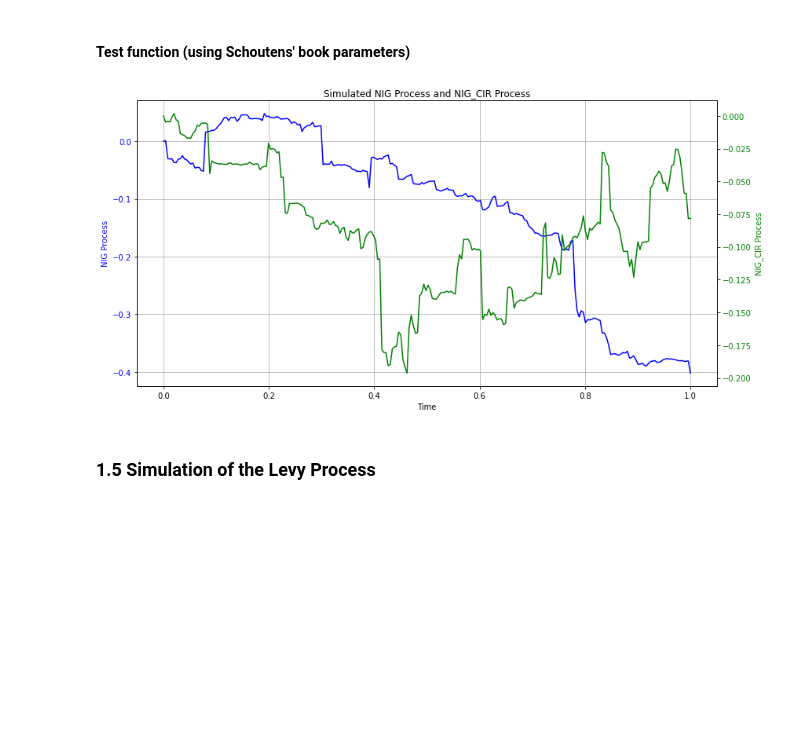
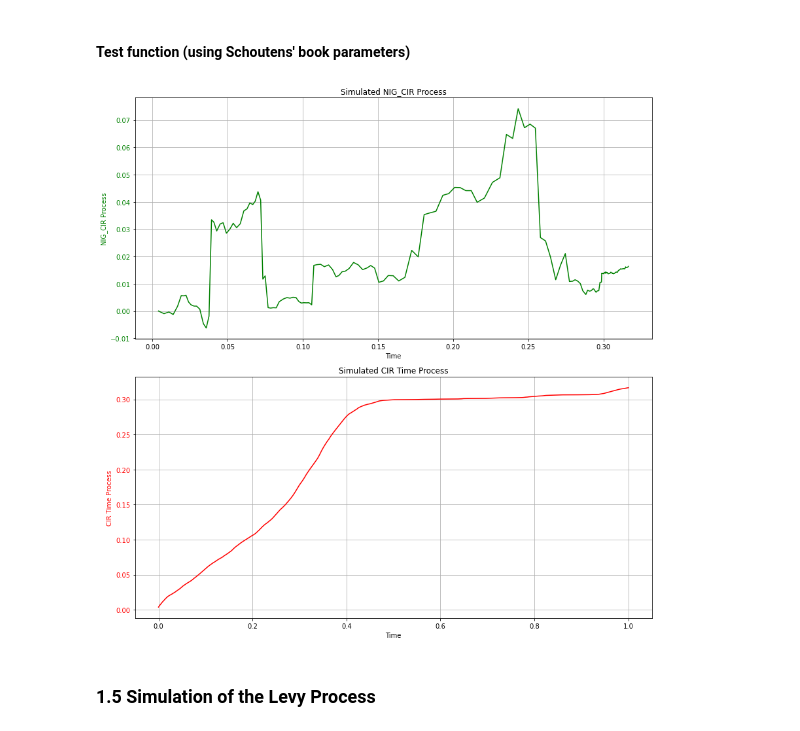
Before and after one commit to FabbriSimo001/LPA_Stochastic_Volatility, a Jupyter notebook: LPA-Group_Assignment.ipynb, the cells around one changed output. Drawn from its saved outputs; the diff is of its cells as text; code cells hidden in the pictures; blank space fills up the shorter version.

```diff
--- a/LPA-Group_Assignment.ipynb
+++ b/LPA-Group_Assignment.ipynb
@@ -155,12 +155,13 @@ def get_number_IG(a, b):
     # Step 2: Compute y = z^2
     y = z ** 2
     # Step 3: Compute the potential IG values
-    x = (a/b) + y/(2*b*b) - np.sqrt(4*a*b*y + y*y) / (2*b*b)
-    x_alt = (a*a)/(b*b*x)  # Alternative value based on inverse relationship
+    x = (a / b) + (y / (2 * b * b)) - np.sqrt((4 * a * b * y) + (y * y)) / (2 * b * b)
     # Step 4: Generate a uniform random variable
     u = np.random.rand()
     # Step 5: Return x or x_alt based on the condition
-    return x if u <= a / (a + x*b) else x_alt
+    if(a==0):
+        return 0
+    return x if u <= a / (a + x * b) else (a * a) / (b * b * x)  # Alternative value based on inverse relationship
 
 def get_IG(t, a, b):
     """
@@ -201,8 +202,8 @@ def get_IG_CIR(kappa, eta, lambda_, y0, T, N, a, b):
     numpy.ndarray: The IG process values at each time step in t.
     """
     # Generate the CIR process
-    time = get_ICIR(get_CIR(kappa, eta, lambda_, y0, T, N))/N
-    return get_IG(time, a, b)
+    time = get_ICIR(get_CIR(kappa, eta, lambda_, y0, T, N))*T/N
+    return time, get_IG(time, a, b)
 # %% [markdown]
 #### Test function
 # %%
@@ -285,45 +288,47 @@ def get_NIG_CIR(kappa, eta, lambda_, y0, T, N, alpha, beta, delta):
         numpy array: Array representing the NIG process at each point in the inverse Gaussian process.
     """
     # Generate the CIR process (time process of the underlying Inverse Gaussian Process)
-    time_CIR = get_ICIR(get_CIR(kappa, eta, lambda_, y0, T, N))/N
-    return get_NIG(time_CIR, alpha, beta, delta)
+    time_CIR = get_ICIR(get_CIR(kappa, eta, lambda_, y0, T, N))*T/N
+    return time_CIR, get_NIG(time_CIR, alpha, beta, delta)
 # %% [markdown]
 #### Test function (using Schoutens' book parameters)
 # %%
 # Test parameters CIR
 kappa = 0.5391     # Mean reversion speed
 eta = 1.5746       # Long-term mean
 lambda_ = 1.8772   # Volatility
 y0 = 1     # Initial value
 T = 1.0       # Time horizon
 N = 252      # Number of time steps
 # Test parameters for the Inverse Gaussian (IG) process
 alpha = 18.4815 #Tail heaviness parameter for the NIG process.
 beta = -4.8412 #Asymmetry parameter for the NIG process.
 delta = 0.4685 #Scale parameter for the NIG process.
 # Generate the IG process using CIR time array
 t = np.linspace(0, T, N)
-NIG_CIR_process = get_NIG_CIR(kappa, eta, lambda_, y0, T, N, alpha, beta, delta)
+time_ICIR, NIG_CIR_process = get_NIG_CIR(kappa, eta, lambda_, y0, T, N, alpha, beta, delta)
 NIG_process = get_NIG(t, alpha, beta, delta)
 # Plot NIG and IRCIR on separate y-axes
-fig, ax1 = plt.subplots(figsize=(12, 6))
-# Plot NIG process on the primary y-axis
-ax1.plot(t, NIG_process, label="NIG Process", color="blue")
-ax1.set_xlabel("Time")
-ax1.set_ylabel("NIG Process", color="blue")
-ax1.tick_params(axis="y", labelcolor="blue")
-ax1.grid(True)
-# Plot NIG_CIR on the secondary y-axis
-ax2 = ax1.twinx()  # Create a secondary y-axis sharing the same x-axis
-ax2.plot(t, NIG_CIR_process, label="NIG_CIR Process", color="green")
+fig, (ax2, ax3) = plt.subplots(2, 1, figsize=(12, 12))  # Create a 3x1 grid of subplots
+# Plot NIG_CIR process on the second subplot
+ax2.plot(time_ICIR, NIG_CIR_process, label="NIG_CIR Process", color="green")
+ax2.set_xlabel("Time")
 ax2.set_ylabel("NIG_CIR Process", color="green")
 ax2.tick_params(axis="y", labelcolor="green")
-# Title and show plot
-plt.title("Simulated NIG Process and NIG_CIR Process")
+ax2.grid(True)
+ax2.set_title("Simulated NIG_CIR Process")
+# Plot CIR Time process on the third subplot
+ax3.plot(t, time_ICIR, label="CIR Time Process", color="red")
+ax3.set_xlabel("Time")
+ax3.set_ylabel("CIR Time Process", color="red")
+ax3.tick_params(axis="y", labelcolor="red")
+ax3.grid(True)
+ax3.set_title("Simulated CIR Time Process")
+# Adjust layout to avoid overlap and show the plot
 fig.tight_layout()
 plt.show()
 # %% [output]
-[figure, old version]
+[figure, new version]
 # %% [markdown]
 ### 1.5 Simulation of the Levy Process
 # %% [markdown]
```
Also changed, not shown: parts of 4 cells of this notebook.
